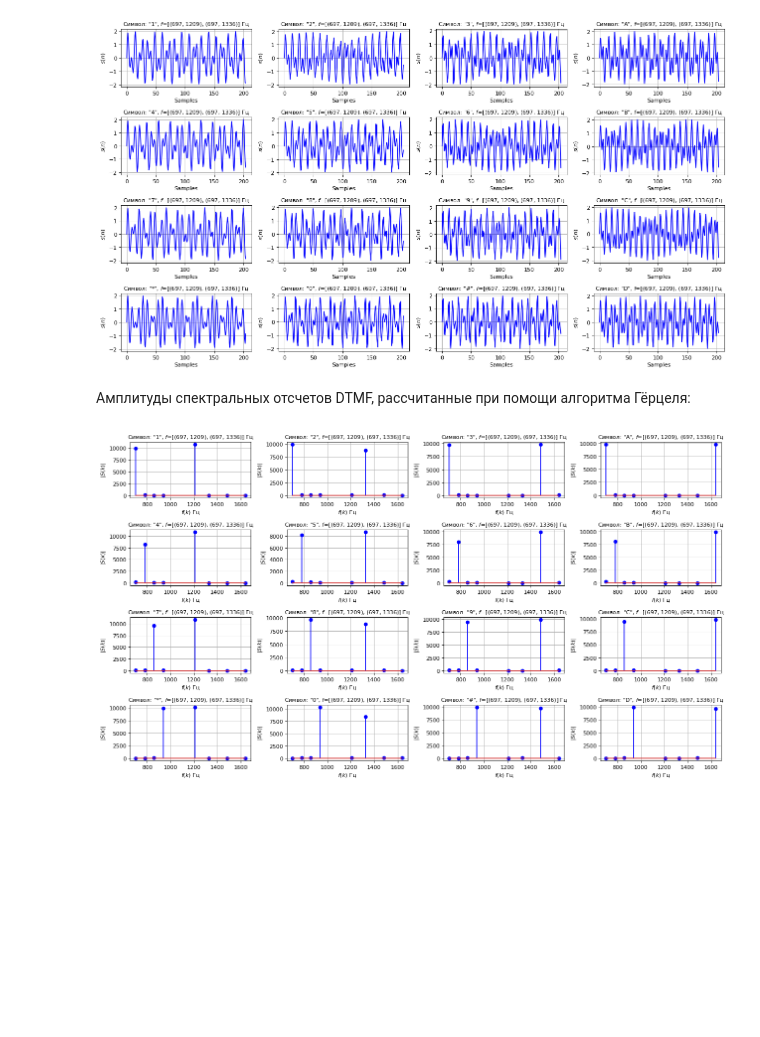
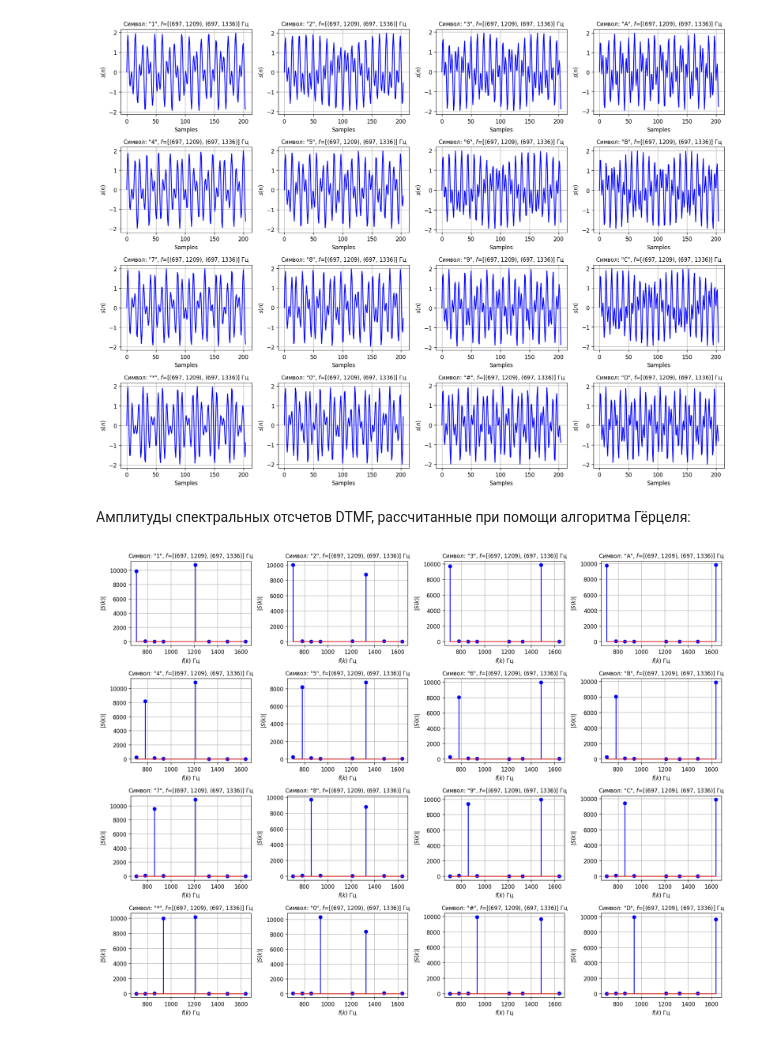
Before and after one commit to hukenovs/dsp-theory, a Jupyter notebook: src/dsp_theory_16_goertzel.ipynb, the cells around one changed output. Saved outputs shown, nothing was run; the diff lists cells and outputs as text; code cells hidden in the pictures; blank space fills up the shorter version.

```diff
--- a/src/dsp_theory_16_goertzel.ipynb
+++ b/src/dsp_theory_16_goertzel.ipynb
@@ -168,7 +171,20 @@ plt.rc('figure', titlesize=FONT_SMALL)
 
 %matplotlib inline
 # %%
-def goertzel(samples, sample_rate, *freqs):
+def goertzel(samples: List[float], sample_rate: int, *freqs: Tuple[int, int])  \
+    -> Tuple[List[int], List[Tuple[float]]]:
+    """
+    Goertzel algorithm
+
+    Parameters
+    ----------
+    samples : List[float]
+        Sine wave
+    sample_rate : int
+        Sine wave rate
+    freqs : Tuple[int, int]
+        Target frequences
+    """
     window_size = len(samples)
     f_step = sample_rate / float(window_size)
     f_step_normalized = 1.0 / window_size
@@ -199,41 +215,50 @@ def goertzel(samples, sample_rate, *freqs):
 SAMPLE_RATE = 8000
 WINDOW_SIZE = 205
 # %%
-def create_wave(freqs):
+def create_wave(freqs: Tuple[int, int]) -> List[float]:
+    """
+    Generate sine wave
+
+    Parameters
+    ----------
+    freqs : Tuple[int, int]
+        Target frequences for sine wave generation
+    """
+
     t = np.linspace(0, 1, SAMPLE_RATE)[:WINDOW_SIZE]
     sine_wave = np.sin(2*np.pi*freqs[0]*t) + np.sin(2*np.pi*freqs[1]*t)
     return sine_wave
 # %%
-plt.figure(figsize=(16, 9), dpi=80)
+plt.figure(figsize=(16, 12), dpi=120)
 
 sample_rates = [(697, 1209), (697, 1336), (697, 1477), (697, 1633),
                 (770, 1209), (770, 1336), (770, 1477), (770, 1633),
                 (852, 1209), (852, 1336), (852, 1477), (852, 1633),
                 (941, 1209), (941, 1336), (941, 1477), (941, 1633)]
 
 freqs_list = []
 results_list = []
 symbols = [ "1", "2", "3", "A", "4", "5", "6", "B", "7", "8", "9", "C", "*", "0", "#", "D"]
 
 for i in range(16):
     plt.subplot(4, 4, (i+1))
     sine_wave = create_wave(sample_rates[i])
     freqs, results = goertzel(sine_wave, SAMPLE_RATE, (0, WINDOW_SIZE))
     freqs_list.append(freqs)
     results_list.append(results)
 
     plt.plot(sine_wave, 'b-', linewidth=1.5)
     plt.grid()
     plt.ylabel('$s(n)$')
     plt.xlabel('Samples')
     plt.title(f'Символ: "{symbols[i]}", $f$=[{sample_rates[0]}, {sample_rates[1]}] Гц')
 plt.tight_layout()
 # %% [output]
-[figure, old version]
+[figure, new version]
 # %% [markdown]
 Амплитуды спектральных отсчетов DTMF, рассчитанные при помощи алгоритма Гёрцеля:
 # %%
-plt.figure(figsize=(16, 9), dpi=80)
+plt.figure(figsize=(16, 12), dpi=120)
 
 for i in range(16):
     plt.subplot(4, 4, (i+1))
@@ -244,4 +269,4 @@ for i in range(16):
     plt.grid()
 plt.tight_layout()
 # %% [output]
-[figure, old version]
+[figure, new version]
```
Also changed, not shown: parts of 2 cells of this notebook.
